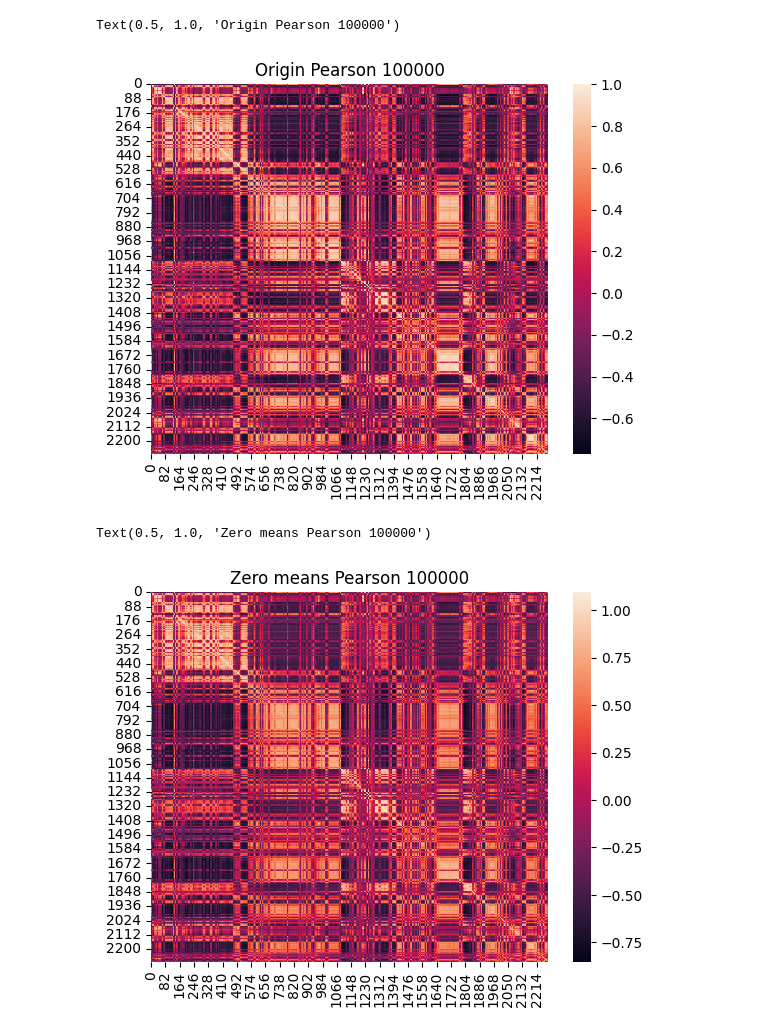
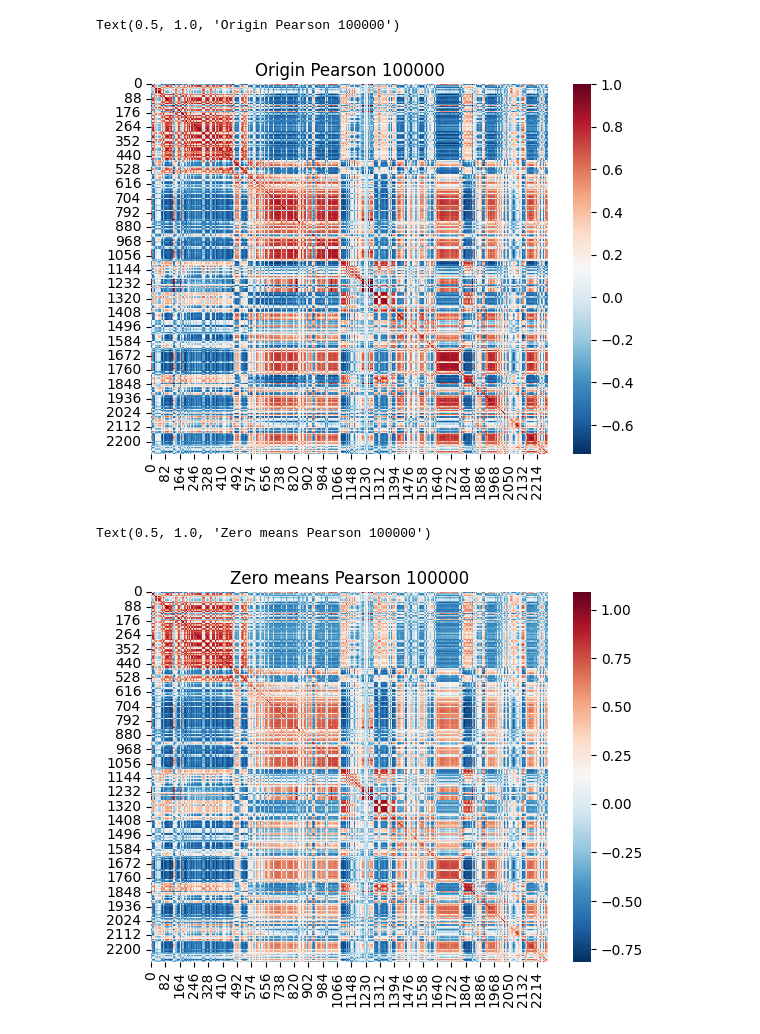
Before and after one commit to ZhiRongDev/HiCPEP, a Jupyter notebook: code_for_paper/notebooks/heatmaps.ipynb, the cells around one changed output. Drawn from its saved outputs; the diff is of its cells as text; code cells hidden in the pictures.

```diff
--- a/code_for_paper/notebooks/heatmaps.ipynb
+++ b/code_for_paper/notebooks/heatmaps.ipynb
@@ -50,16 +50,16 @@ print(np.mean(pearson_np[0]))
 # %%
 ax = plt.axes()
-sns.heatmap(pearson_withoutZeroMean_np, ax=ax)
+sns.heatmap(pearson_withoutZeroMean_np, ax=ax, cmap="RdBu_r")
 ax.set_title(f'Origin Pearson {resolution}')
 # %% [output]
 Text(0.5, 1.0, 'Origin Pearson 100000')
-[figure, old version]
+[figure, new version]
 # %%
 ax = plt.axes()
-sns.heatmap(pearson_np, ax=ax)
+sns.heatmap(pearson_np, ax=ax, cmap="RdBu_r")
 ax.set_title(f'Zero means Pearson {resolution}')
 # %% [output]
 Text(0.5, 1.0, 'Zero means Pearson 100000')
-[figure, old version]
+[figure, new version]
 # %%
 ax = plt.axes()
```
Also changed, not shown: parts of 5 cells of this notebook, 13 other files.
